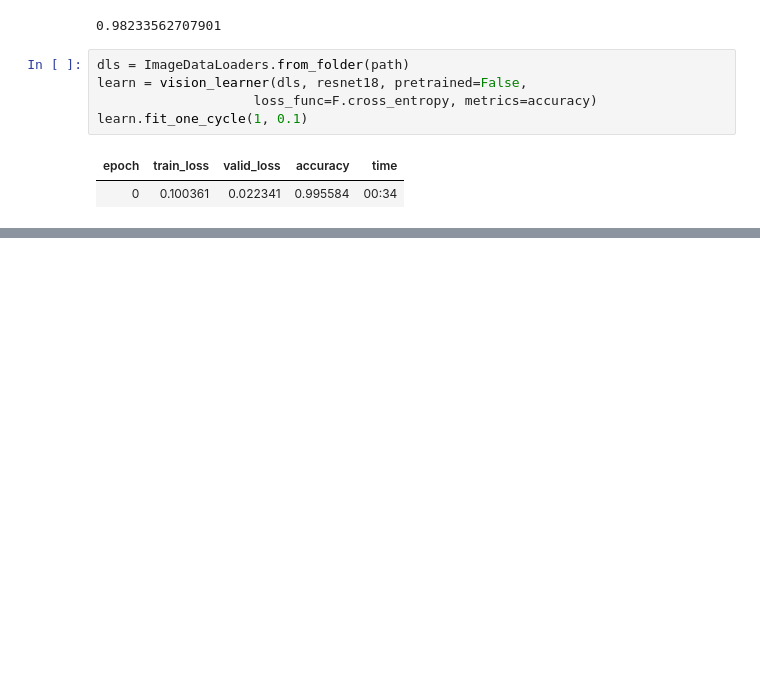
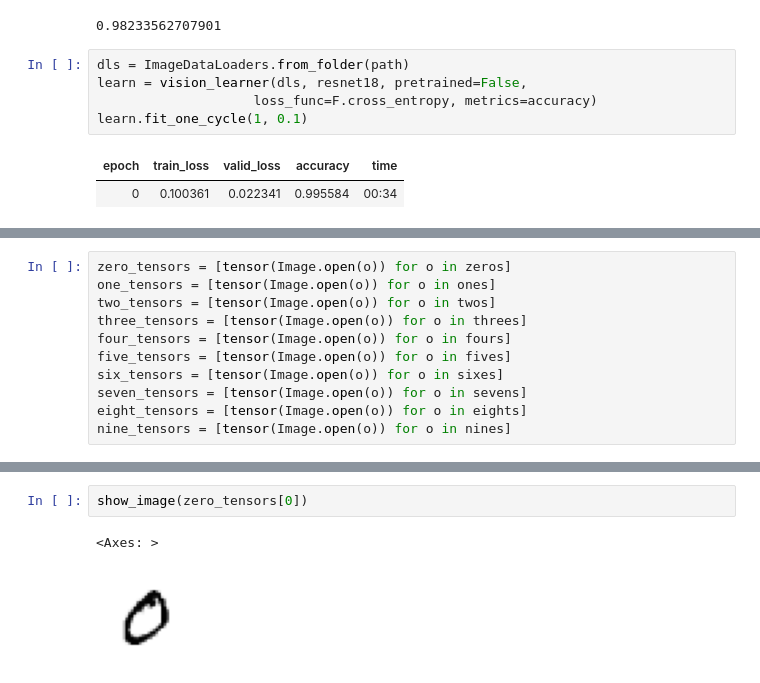
Before and after one commit to bentburton/fastbook, a Jupyter notebook: notes/03_gradient_descent.ipynb, the cells around one changed output, grey strips where cells are left out. Drawn from its saved outputs; the diff is of its cells as text; blank space fills up the shorter version.

```diff
--- a/notes/03_gradient_descent.ipynb
+++ b/notes/03_gradient_descent.ipynb
@@ -812,0 +870,11 @@ learn.fit_one_cycle(1, 0.1)
+# %%
+zero_tensors = [tensor(Image.open(o)) for o in zeros]
+one_tensors = [tensor(Image.open(o)) for o in ones]
+two_tensors = [tensor(Image.open(o)) for o in twos]
+three_tensors = [tensor(Image.open(o)) for o in threes]
+four_tensors = [tensor(Image.open(o)) for o in fours]
+five_tensors = [tensor(Image.open(o)) for o in fives]
+six_tensors = [tensor(Image.open(o)) for o in sixes]
+seven_tensors = [tensor(Image.open(o)) for o in sevens]
+eight_tensors = [tensor(Image.open(o)) for o in eights]
+nine_tensors = [tensor(Image.open(o)) for o in nines]
@@ -812,0 +887,5 @@ learn.fit_one_cycle(1, 0.1)
+# %%
+show_image(zero_tensors[0])
+# %% [output]
+<Axes: >
+[figure, added]
```
Also changed, not shown: parts of 30 cells of this notebook.
